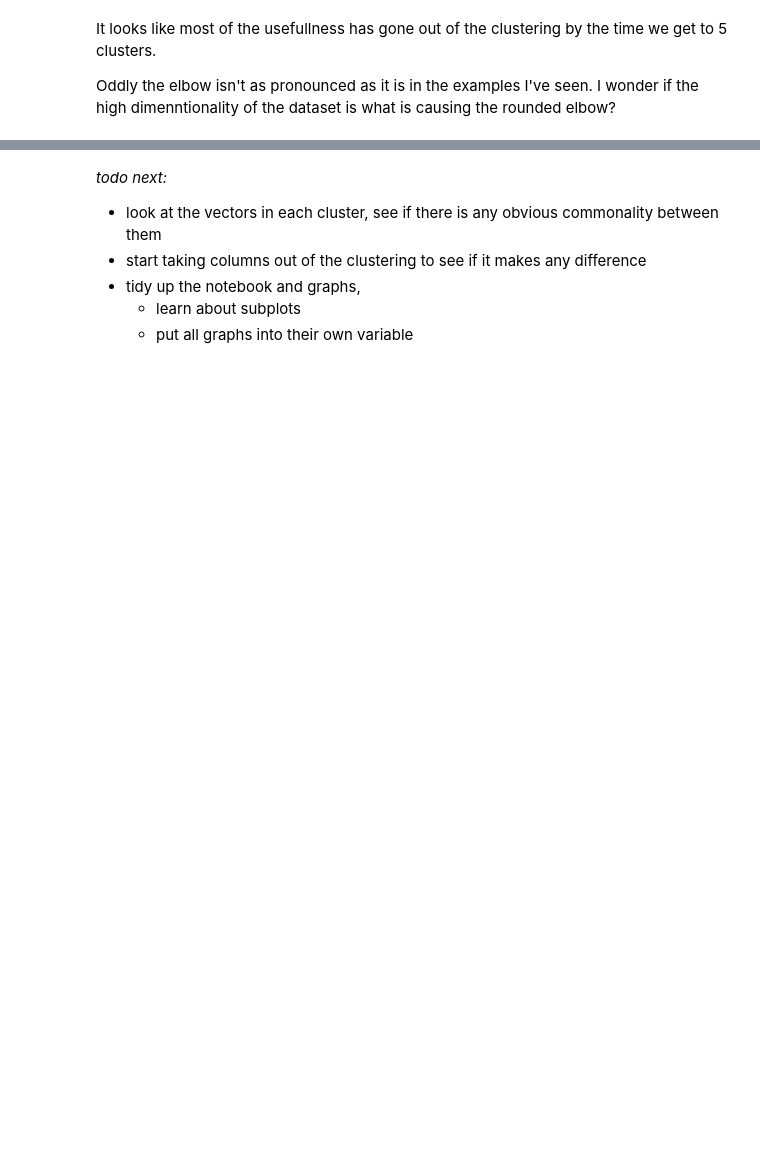
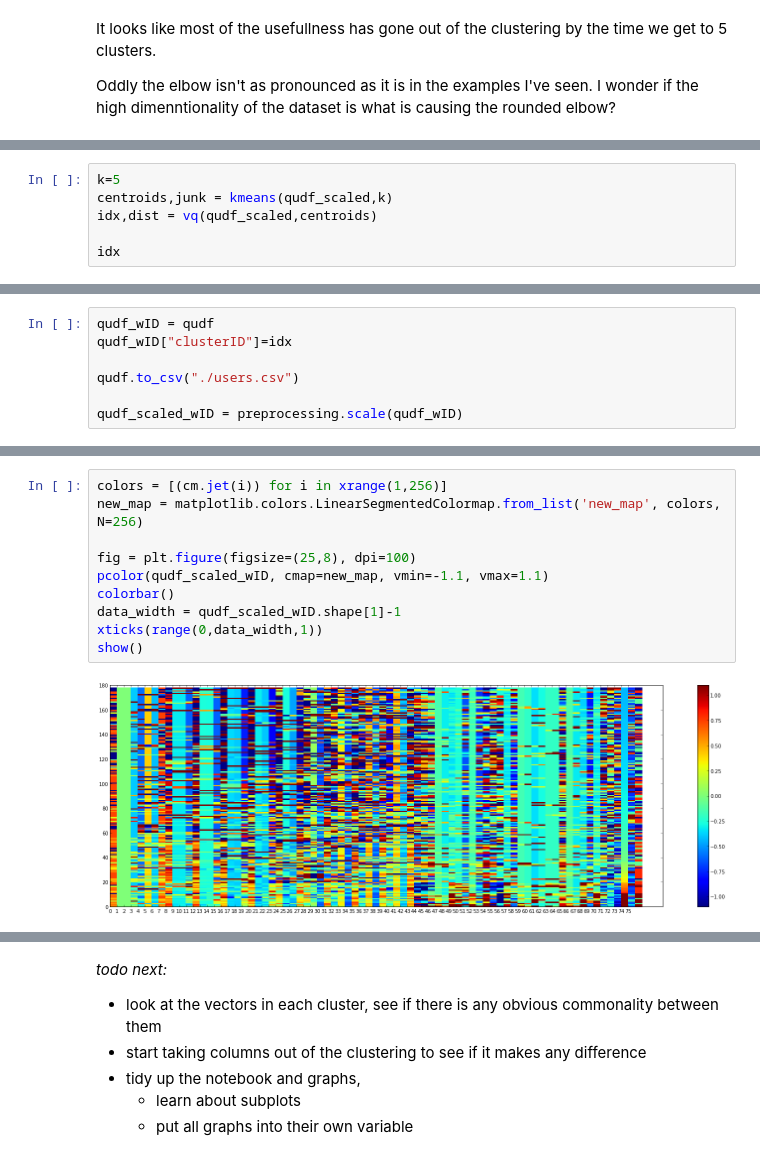
Before and after one commit to notionparallax/GA-DataScience, a Jupyter notebook: Prediction book analysis/PB analysis of users.ipynb, the cells around one changed output, grey strips where cells are left out. Saved outputs shown, nothing was run; the diff lists cells and outputs as text; blank space fills up the shorter version.

```diff
--- a/Prediction book analysis/PB analysis of users.ipynb
+++ b/Prediction book analysis/PB analysis of users.ipynb
@@ -434,0 +462,6 @@ Oddly the elbow isn't as pronounced as it is in the examples I've seen. I wonder
+# %%
+k=5
+centroids,junk = kmeans(qudf_scaled,k)
+idx,dist = vq(qudf_scaled,centroids)
+
+idx
@@ -434,0 +477,7 @@ Oddly the elbow isn't as pronounced as it is in the examples I've seen. I wonder
+# %%
+qudf_wID = qudf
+qudf_wID["clusterID"]=idx
+
+qudf.to_csv("./users.csv")
+
+qudf_scaled_wID = preprocessing.scale(qudf_wID)
@@ -434,0 +488,12 @@ Oddly the elbow isn't as pronounced as it is in the examples I've seen. I wonder
+# %%
+colors = [(cm.jet(i)) for i in xrange(1,256)]
+new_map = matplotlib.colors.LinearSegmentedColormap.from_list('new_map', colors, N=256)
+
+fig = plt.figure(figsize=(25,8), dpi=100)
+pcolor(qudf_scaled_wID, cmap=new_map, vmin=-1.1, vmax=1.1)
+colorbar()
+data_width = qudf_scaled_wID.shape[1]-1
+xticks(range(0,data_width,1))
+show()
+# %% [output]
+[figure, added]
```
Also changed, not shown: parts of 54 cells of this notebook, 1 other file.
